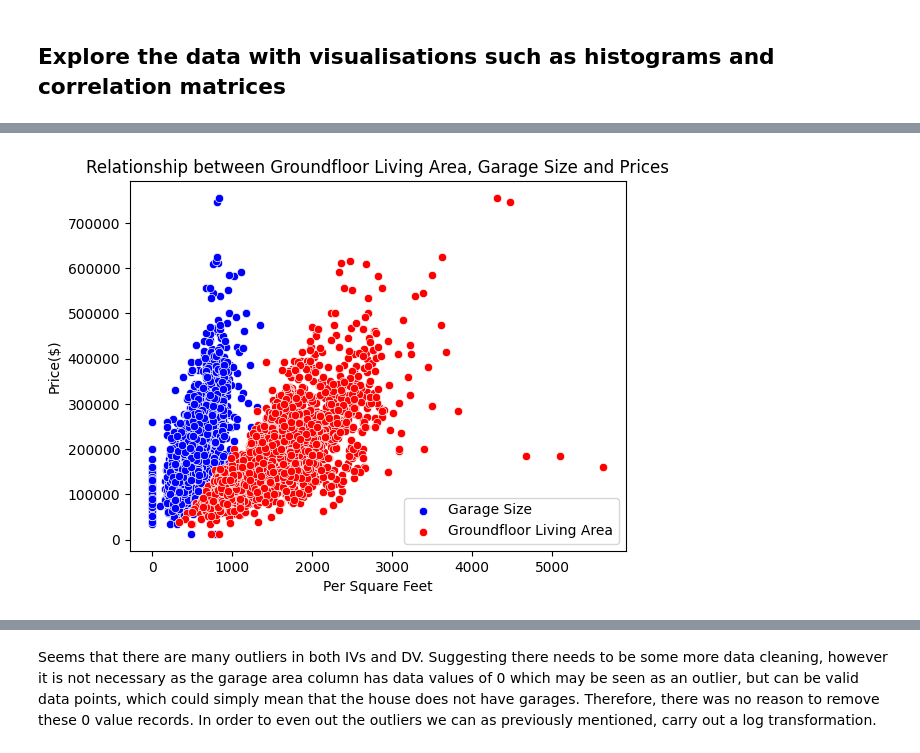
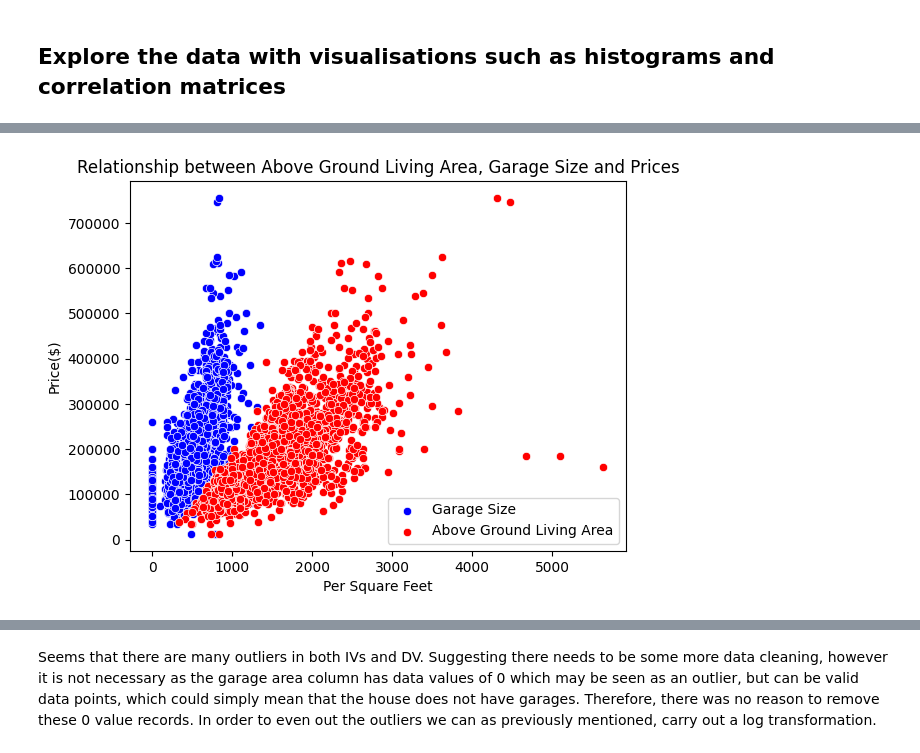
Before and after one commit to MarlonMangoba/House-Prediction-Model, a Jupyter notebook: Linear_Regression_Ames.ipynb, the cells around one changed output, grey strips where cells are left out. Cells and saved outputs as stored; diff of their text form; code cells hidden in the pictures.

```diff
--- a/Linear_Regression_Ames.ipynb
+++ b/Linear_Regression_Ames.ipynb
@@ -105,7 +105,7 @@ Now we rename our columns for easier calling within the code. Since we are only
 # %%
 # Create new Dataframe for our specified analyses
 ames_subset_df = pd.DataFrame({
-    'groundfloor' : ames_data['Gr_Liv_Area'],
+    'living_area' : ames_data['Gr_Liv_Area'],
     'garage' : ames_data['Garage_Area'],
     'price' : ames_data['Sale_Price']
 })
@@ -139,15 +142,15 @@ The histogram suggests that the Garage Size is normally distributed, this means
 # %%
 # Multi-plot grid to see the relationship between groundfloor and price
 # garage size and price
 
 plt.figure()
 sns.scatterplot(data=ames_subset_df, x='garage', y='price', label='Garage Size', color='blue')
-sns.scatterplot(data=ames_subset_df, x='groundfloor', y='price', label='Groundfloor Living Area', color='red')
-plt.title("Relationship between Groundfloor Living Area, Garage Size and Prices")
+sns.scatterplot(data=ames_subset_df, x='living_area', y='price', label='Above Ground Living Area', color='red')
+plt.title("Relationship between Above Ground Living Area, Garage Size and Prices")
 plt.xlabel('Per Square Feet')
 plt.ylabel('Price($)')
 plt.legend()
 plt.show()
 plt.close()
 # %% [output]
-[figure, old version]
+[figure, new version]
```
Also changed, not shown: parts of 25 cells of this notebook.
